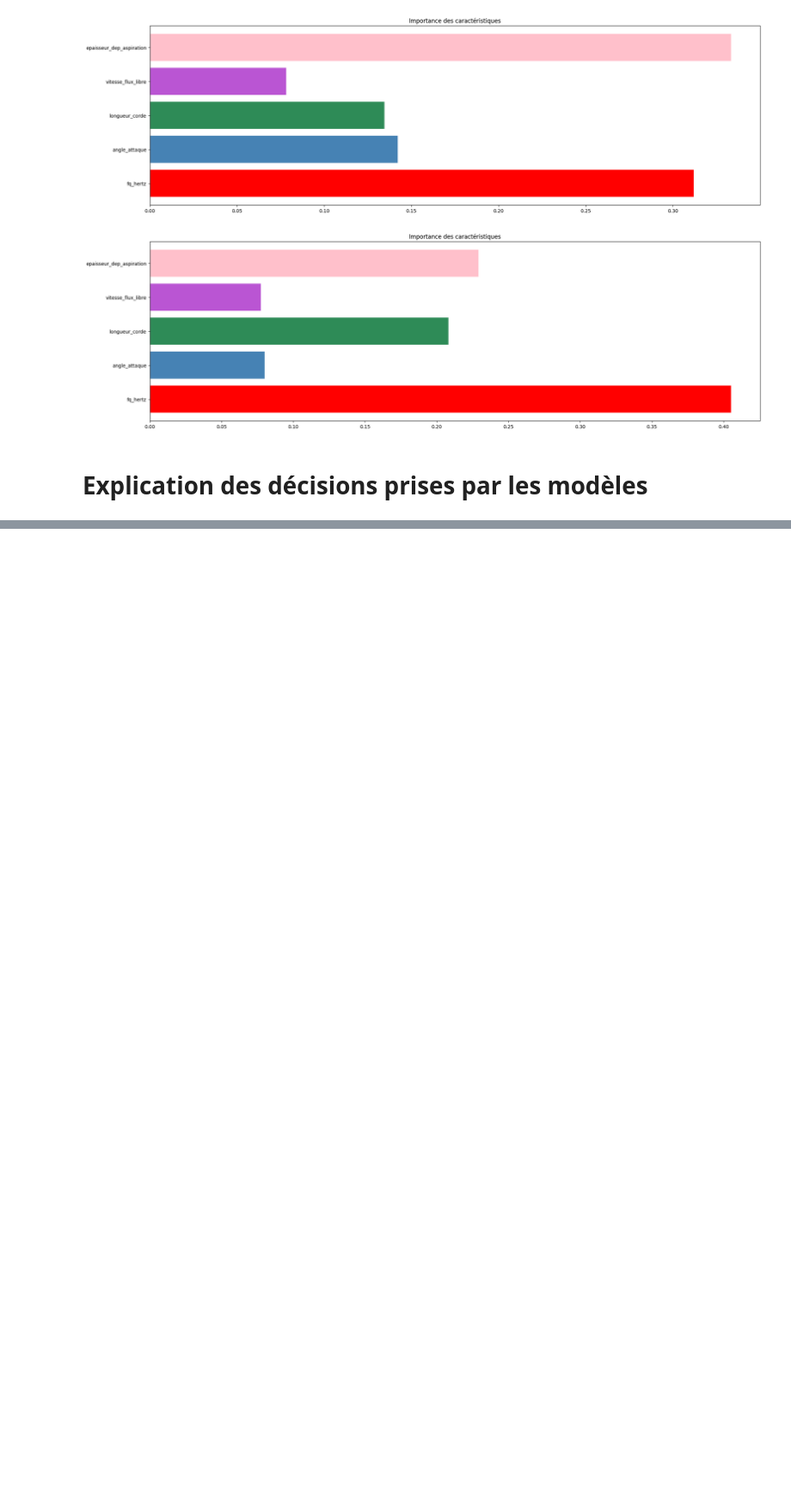
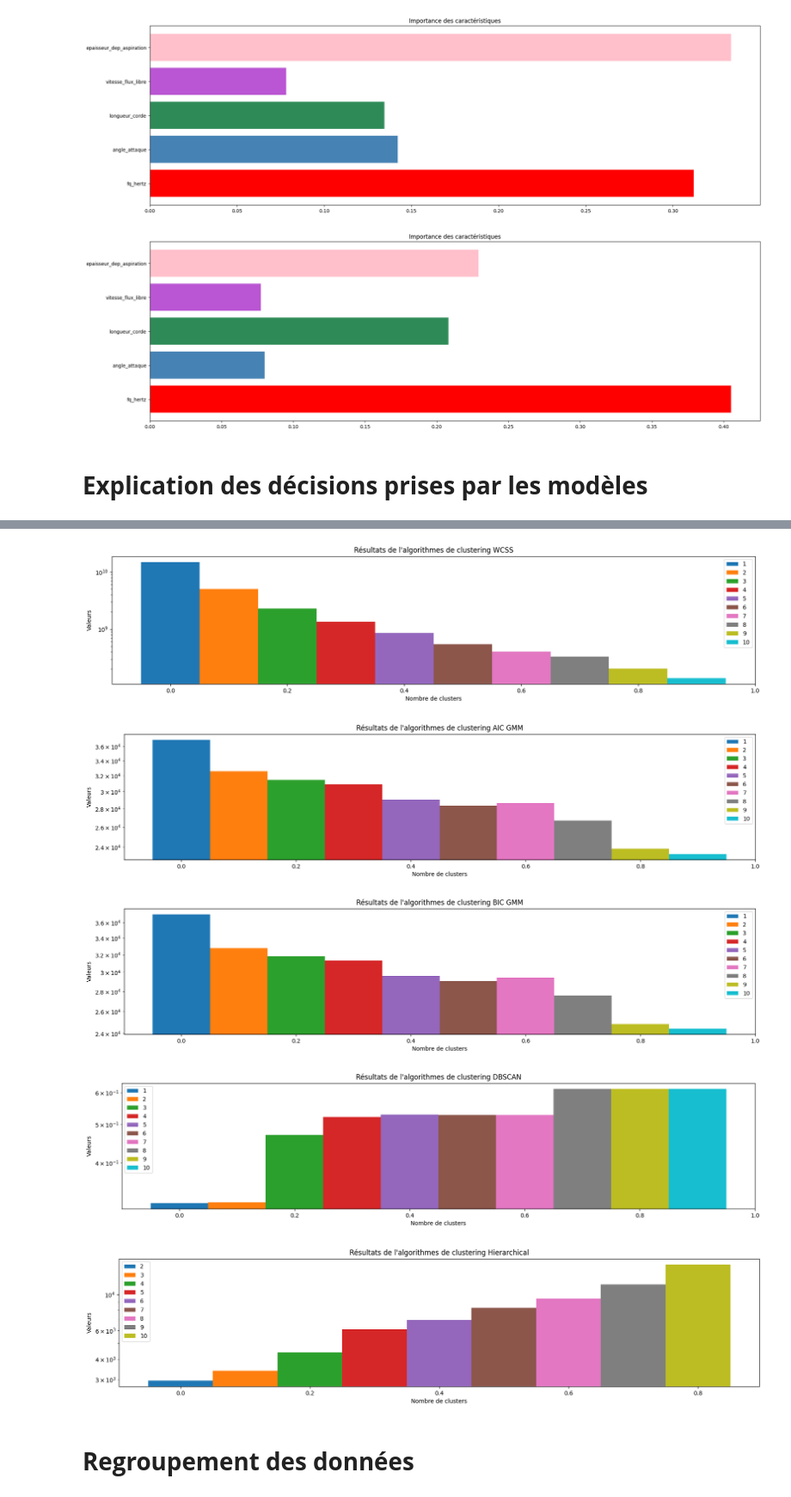
Before and after one commit to giuliana-fabrizio/Prediction_pression_accoustique, a Jupyter notebook: Projet_du_niveau_de_pression_acoustique.ipynb, the cells around one changed output, grey strips where cells are left out. Shown at 86% size. Drawn from its saved outputs; the diff is of its cells as text; code cells hidden in the pictures; blank space fills up the shorter version.

```diff
--- a/Projet_du_niveau_de_pression_acoustique.ipynb
+++ b/Projet_du_niveau_de_pression_acoustique.ipynb
@@ -864,0 +975,34 @@ LightGBM
+# %%
+def numberOfClusters(technique_name, technique_result, min, max):
+    bar_width = 0.1
+    legend = [str(i) for i in range(min, max)]
+
+    plt.figure(figsize=(20, 4))
+
+    for pos, value in enumerate(technique_result):
+        plt.bar(pos * bar_width, value, bar_width)
+
+    plt.xlabel('Nombre de clusters')
+    plt.ylabel('Valeurs')
+    plt.yscale('log') # Utilisation de l'échelle logarithmique sur l'axe des y
+    plt.title(f'Résultats de l\'algorithmes de clustering {technique_name}')
+    plt.legend(legend)
+    plt.show()
+# %%
+matrix = preprocessed_data.values
+start = 1
+stop = 11
+# %%
+numberOfClusters(technique_name = 'WCSS', technique_result = wcss(matrix, start, stop), min = start, max = stop)
+numberOfClusters(technique_name = 'AIC GMM', technique_result = gmm(matrix, start, stop)[0], min = start, max = stop)
+numberOfClusters(technique_name = 'BIC GMM', technique_result = gmm(matrix, start, stop)[1], min = start, max = stop)
+numberOfClusters(technique_name = 'DBSCAN', technique_result = dbscan(matrix, start, stop), min = start, max = stop)
+numberOfClusters(technique_name = 'Hierarchical', technique_result = hierarchical_metrics(matrix, 2, stop), min = 2, max = stop)
+# %% [output]
+[figure, added]
+[figure, added]
+[figure, added]
+[figure, added]
+[figure, added]
+# %% [markdown]
+# **Regroupement des données**
```
Also changed, not shown: parts of 17 cells of this notebook, 4 other files.
